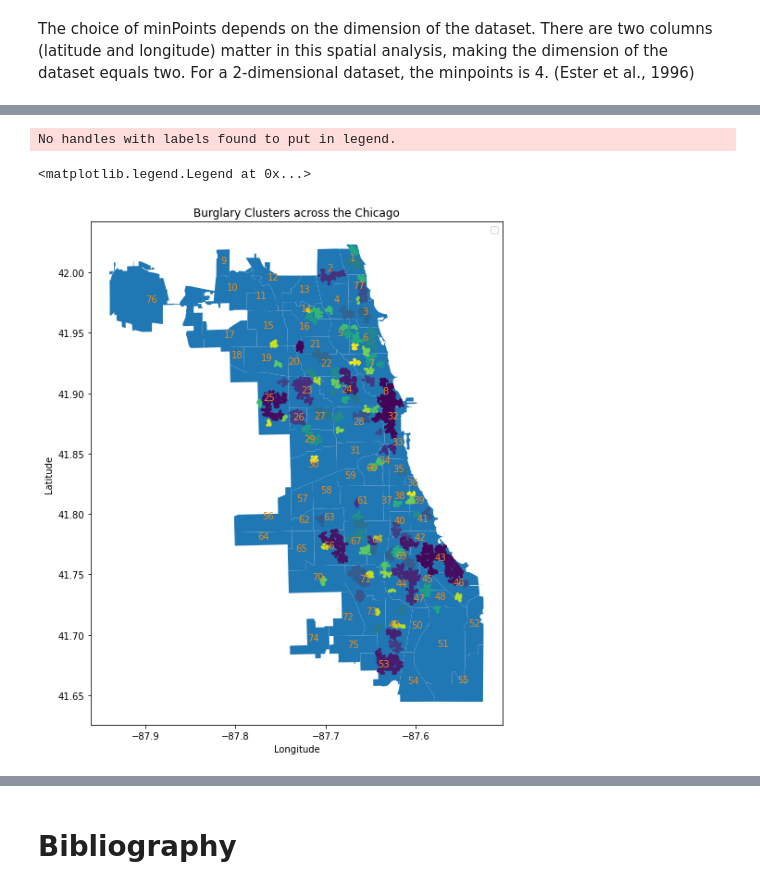
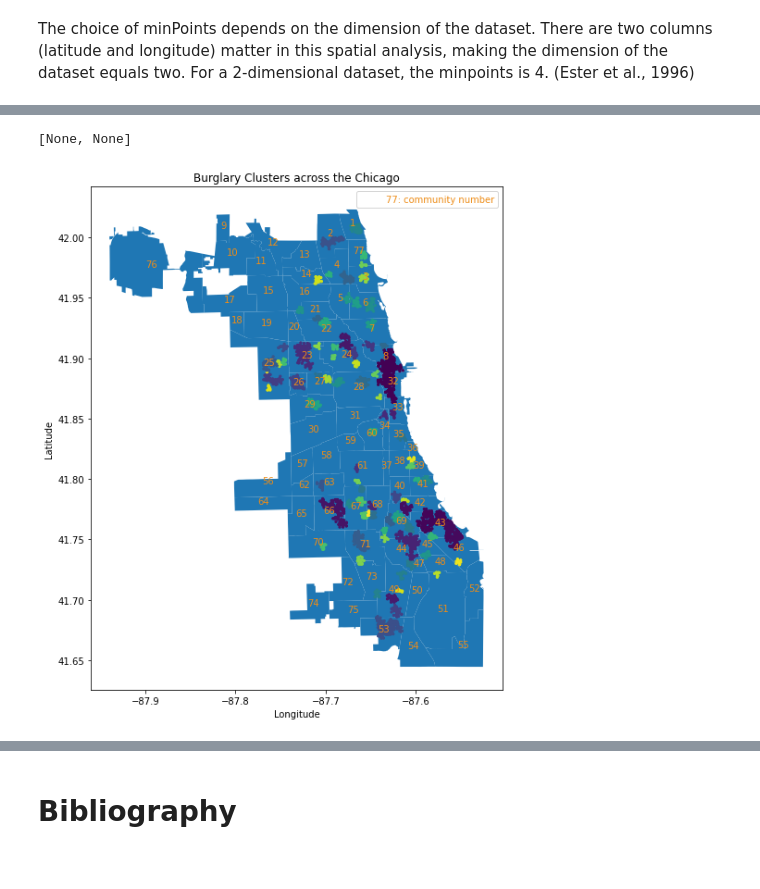
Before and after one commit to NijunJiang/CASA_CW, a Jupyter notebook: coursework.ipynb, the cells around one changed output, grey strips where cells are left out. Cells and saved outputs as stored; diff of their text form; code cells hidden in the pictures.

```diff
--- a/coursework.ipynb
+++ b/coursework.ipynb
@@ -404,7 +426,7 @@ epsilon = 0.3 / kms_per_radian
 DBSCAN_result = BURGLARY_2020_spatial
 coords = DBSCANdf_query[["latitude", "longitude"]].to_numpy()
 
-db = DBSCAN(eps=epsilon, min_samples=12, algorithm="ball_tree", metric="haversine").fit(
+db = DBSCAN(eps=epsilon, min_samples=14, algorithm="ball_tree", metric="haversine").fit(
     np.radians(coords)
 )
 DBSCAN_result["DBSCAN_opt_labels"] = db.labels_
@@ -427,28 +449,30 @@ DBSCAN_result
 # %%
 DBSCAN_result_withoutNoise = DBSCAN_result.drop(
     DBSCAN_result[DBSCAN_result.DBSCAN_opt_labels == -1].index
 )  # remove points that do not belong to a cluster
 
 fig, ax = plt.subplots(figsize=(10, 10))
 ax.set_xlabel("Longitude")
 ax.set_ylabel("Latitude")
 ax.set_title("Burglary Clusters across the Chicago")
 
 chicago_community.plot(ax=ax, legend=True, column="community", categorical=True)
 chicago_community.apply(
     lambda x: ax.annotate(
         text=x["community number"], xy=x.geometry.centroid.coords[0], ha="center", color='#ee8d18'
     ),
     axis=1,
 )
 ax.scatter(
     DBSCAN_result_withoutNoise["longitude"],
     DBSCAN_result_withoutNoise["latitude"],
     c=DBSCAN_result_withoutNoise["DBSCAN_opt_labels"],
     s=5,
 )
-ax.legend()
+
+plt.plot([], [], ' ', label="77: community number")
+legend = plt.legend()
+plt.setp(legend.get_texts(), color='#ee8d18')
 # %% [output]
-No handles with labels found to put in legend.
+[None, None]
-<matplotlib.legend.Legend at 0x...>
-[figure, old version]
+[figure, new version]
```
Also changed, not shown: parts of 4 cells of this notebook.
